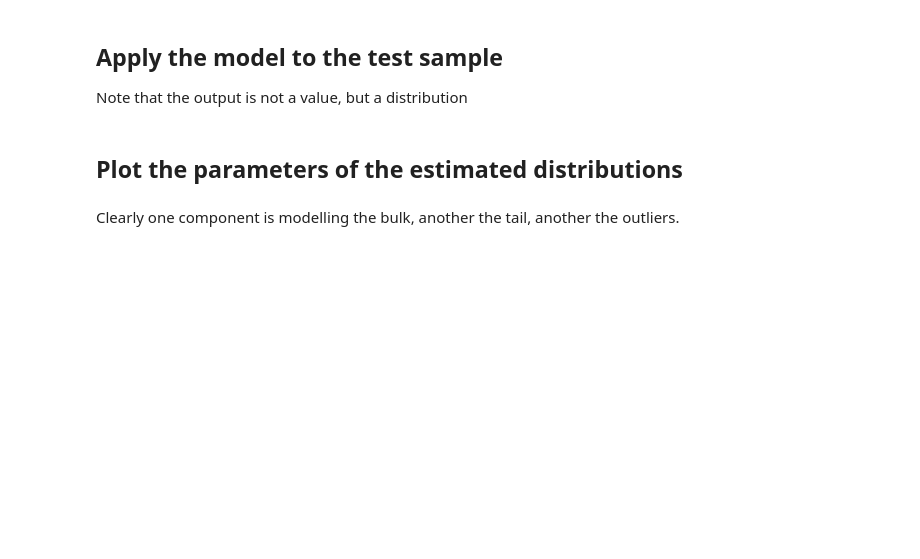
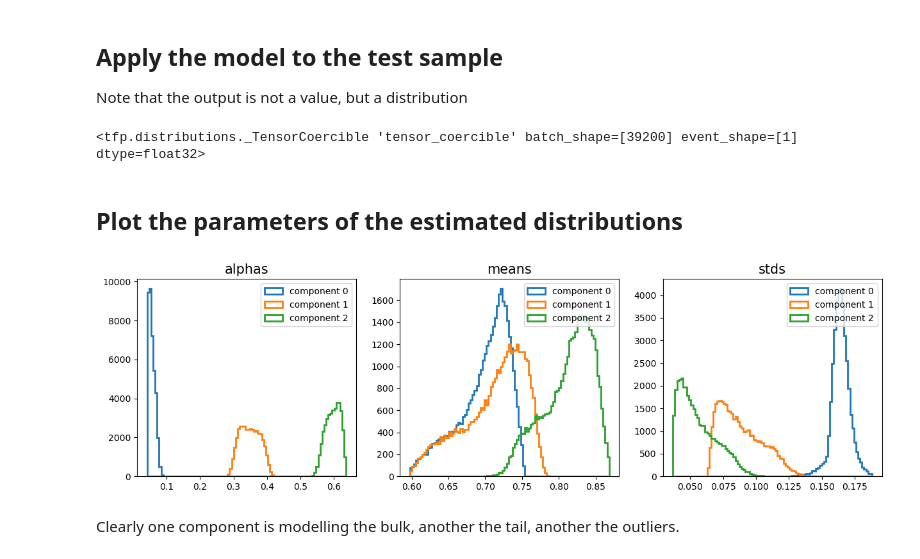
Before and after one commit to wiso/TutorialML-AtlasItalia2022, a Jupyter notebook: notebooks/2.2-EnergyRegression.ipynb, the cells around one changed output. Drawn from its saved outputs; the diff is of its cells as text; code cells hidden in the pictures; blank space fills up the shorter version.

```diff
--- a/notebooks/2.2-EnergyRegression.ipynb
+++ b/notebooks/2.2-EnergyRegression.ipynb
@@ -50,14 +59,29 @@ params_size  # number of parameter of the final pdf (3 fractions, 3 means, 3 var
 pdf_template = tfp.layers.MixtureNormal(num_components, event_shape)
 #tfp.layers.MixtureSameFamily(num_components, tfp.layers.IndependentNormal(event_shape))
 
+def f(x):
+    """ sort the first three values """
+    x_front = x[:, :3]
+    x_tail = x[:, 3:]
+    x_front = tf.sort(x_front, axis=-1)
+    return tf.concat([x_front, x_tail], axis=-1)
+
+def f(x):
+    """ output: x[0], x[0] + x[1], x[0] + x[2], x[3], x[4], ... """
+    x_cumsum = tf.add(tf.math.abs(x), tf.expand_dims(x[:, 0], -1))
+    x_front = tf.concat([x[:, :1], x_cumsum[:, 1:2], x_cumsum[:, 2:3]], axis=-1)
+    x_tail = x[:, 3:]
+    return tf.concat([x_front, x_tail], axis=-1)
+
 model = tf.keras.Sequential([
     tf.keras.Input(shape=len(columns_X)),
     normalizer,
-    tf.keras.layers.Dense(64, activation='relu', kernel_regularizer=tf.keras.regularizers.l2(0.001)),
+    tf.keras.layers.Dense(256, activation='relu', kernel_regularizer=tf.keras.regularizers.l2(0.001)),
     tf.keras.layers.Dropout(0.2),
     tf.keras.layers.Dense(64, activation='relu', kernel_regularizer=tf.keras.regularizers.l2(0.001)),
     tf.keras.layers.Dropout(0.2),
     tf.keras.layers.Dense(params_size, activation=None),
+    tf.keras.layers.Lambda(f),
     pdf_template,
 ])
 
@@ -87,6 +152,8 @@ Note that the output is not a value, but a distribution
 # %%
 yhat = model(df_test[columns_X].values)  # note we are not using predict
 yhat
+# %% [output]
+<tfp.distributions._TensorCoercible 'tensor_coercible' batch_shape=[39200] event_shape=[1] dtype=float32>
 # %% [markdown]
 ## Plot the parameters of the estimated distributions
 # %%
@@ -94,16 +161,19 @@ alphas = yhat.mixture_distribution.probs_parameter().numpy()
 means = np.squeeze(yhat.components_distribution.mean().numpy())
 stds = np.sqrt(np.squeeze(yhat.components_distribution.variance().numpy()))
 # %%
-fig, axs = plt.subplots(1, 3, figsize=(15, 5))
+fig, axs = plt.subplots(1, 3, figsize=(15, 4))
 for ax, values, name in zip(axs.flat, (alphas, means, stds), ('alphas', 'means', 'stds')):
-    m, M = np.quantile(values, (0.01, 0.99))
+    m, M = np.quantile(values, (0.005, 0.999))
     for icomponent in range(num_components):
         ax.hist(values[:, icomponent], bins=np.linspace(m, M, 100),
-                histtype='stepfilled',
+                histtype='step', lw=2,
                 label=f'component {icomponent}')
     ax.legend(loc=0)
     ax.set_title(name, fontsize=15)
 plt.show()
+fig.savefig('components.pdf', bbox_inches='tight')
+# %% [output]
+[figure, added]
 # %% [markdown]
 Clearly one component is modelling the bulk, another the tail, another the outliers.
 # %% [markdown]
```
Also changed, not shown: parts of 17 cells of this notebook.
